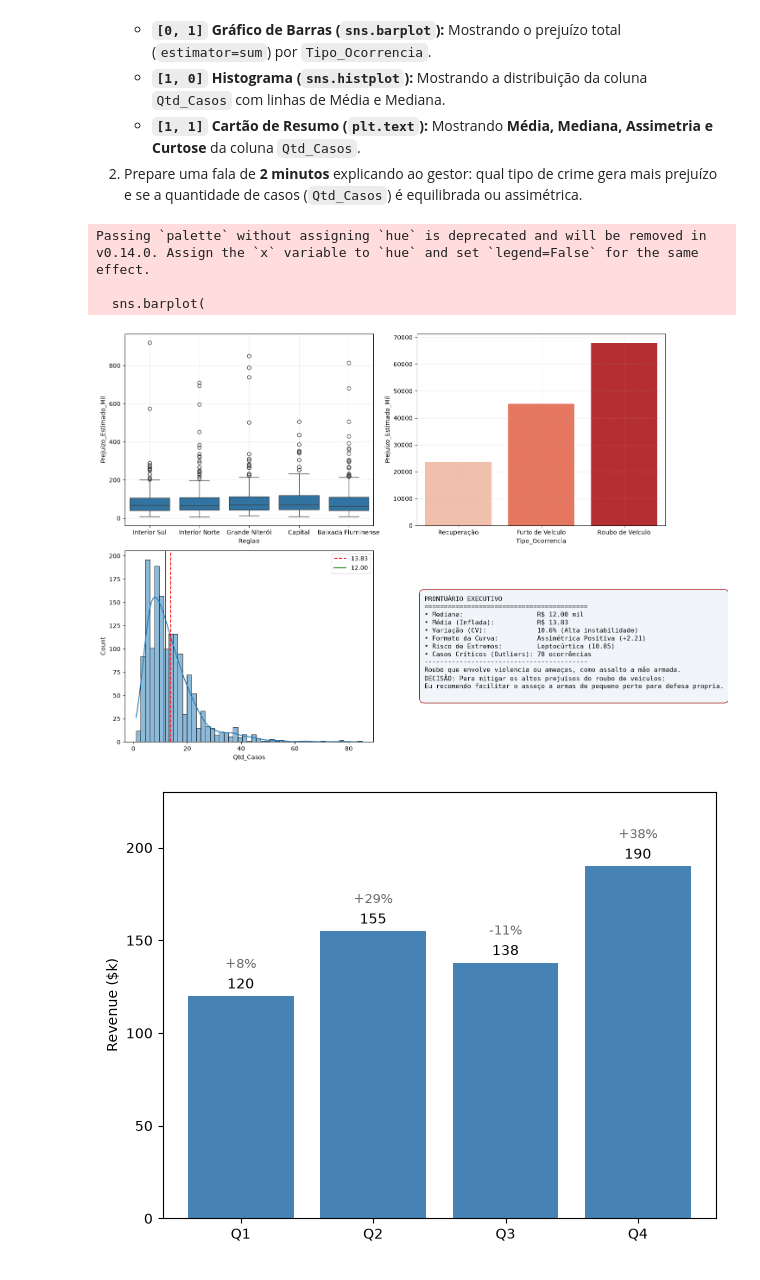
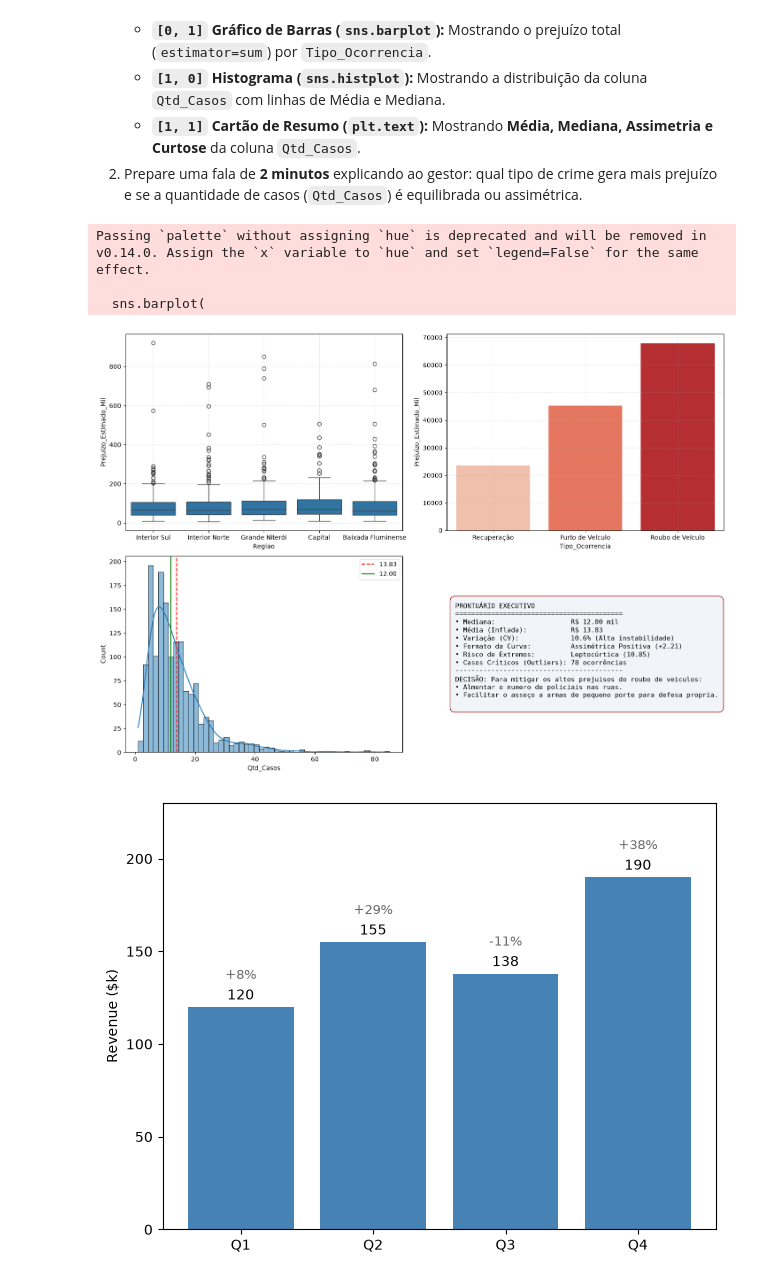
Before and after one commit to zarp1/Estatica-Descritiva, a Jupyter notebook: UC2/Codigos/A20/10_00_Estudo_Caso_Grupo_Resolucao_Problemas_aluno.ipynb, the cells around one changed output. Cells and saved outputs as stored; diff of their text form; code cells hidden in the pictures.

```diff
--- a/UC2/Codigos/A20/10_00_Estudo_Caso_Grupo_Resolucao_Problemas_aluno.ipynb
+++ b/UC2/Codigos/A20/10_00_Estudo_Caso_Grupo_Resolucao_Problemas_aluno.ipynb
@@ -277,6 +277,7 @@ sns.histplot(
     data= df_hist,
     x='Qtd_Casos',
     kde=True,
+    bins=50,
     ax=axes[1][0]
 )
 axes[1][0].axvline(df_hist["Qtd_Casos"].mean(), color="red", linestyle='--', label=f"{df_hist["Qtd_Casos"].mean():.2f}")
@@ -293,35 +294,36 @@ cv = desvio_padrao / media
 
 q1, q3 = np.percentile(df_completo["Qtd_Casos"], [25, 75])
 iqr = q3 - q1
 teto_outlier = q3 + 1.5 * iqr
 casos_outliers = df_completo[df_completo['Qtd_Casos'] > teto_outlier]
 
 assimetria = df_completo["Qtd_Casos"].skew()
 curtose = df_completo["Qtd_Casos"].kurtosis() + 3
 
 texto_diretoria = (
     f"PRONTUÁRIO EXECUTIVO\n"
     f"{'='*42}\n"
     f"• Mediana:                   R$ {df_completo["Qtd_Casos"].median():.2f} mil\n"
     f"• Média (Inflada):           R$ {df_completo["Qtd_Casos"].mean():.2f}\n"
     f"• Variação (CV):             {cv:.1%} (Alta instabilidade)\n"
     f"• Formato da Curva:          Assimétrica Positiva (+{assimetria:.2f})\n"
     f"• Risco de Extremos:         Leptocúrtica ({curtose:.2f})\n"
     f"• Casos Críticos (Outliers): {len(casos_outliers)} ocorrências\n"
     f"{'-'*42}\n"
     f"DECISÃO: Para mitigar os altos prejuisos do roubo de veiculos:\n"
-    f"Eu recomendo facilitar o asseço a armas de pequeno porte para defesa propria.\n"
+    f"• Almentar o numero de policiais nas ruas.\n"
+    f"• Facilitar o asseço a armas de pequeno porte para defesa propria.\n"
 )
 axes[1][1].text(0.03, 0.5, texto_diretoria, fontsize=10.5, family='monospace', va='center', ha='left',
              bbox=dict(boxstyle='round,pad=0.8', facecolor='#f1f5f9', edgecolor="#9c0808"))
 
 plt.tight_layout(pad=0.4, w_pad=0.5, h_pad=1.0)
 plt.show()
 # %% [output]
 Passing `palette` without assigning `hue` is deprecated and will be removed in v0.14.0. Assign the `x` variable to `hue` and set `legend=False` for the same effect.
 
   sns.barplot(
-[figure, old version]
+[figure, new version]
 # %%
 ######### TEST ###################
 import matplotlib.pyplot as plt
```
Also changed, not shown: 6 other files.
